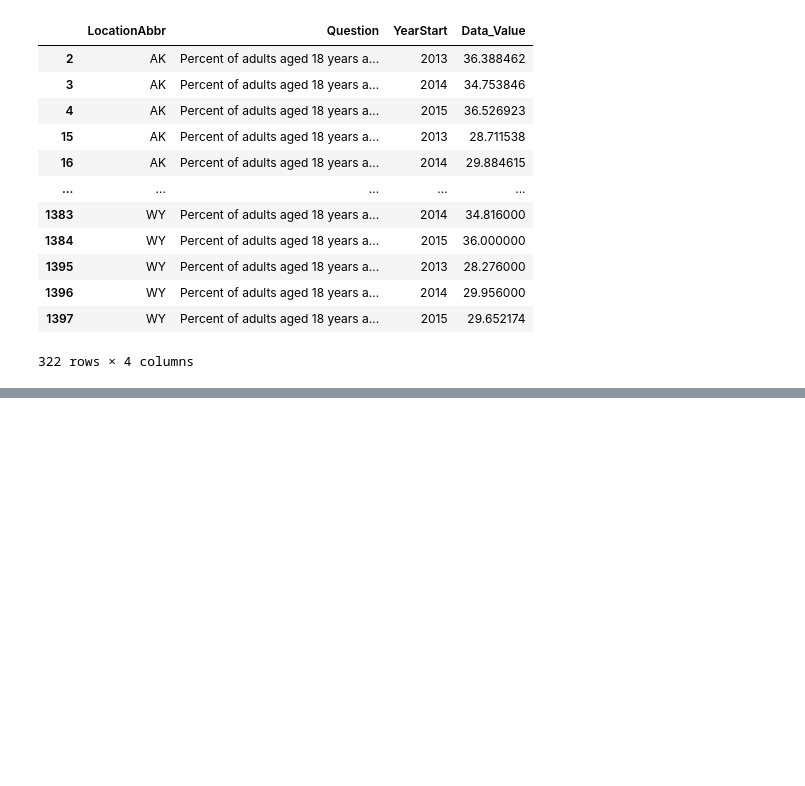
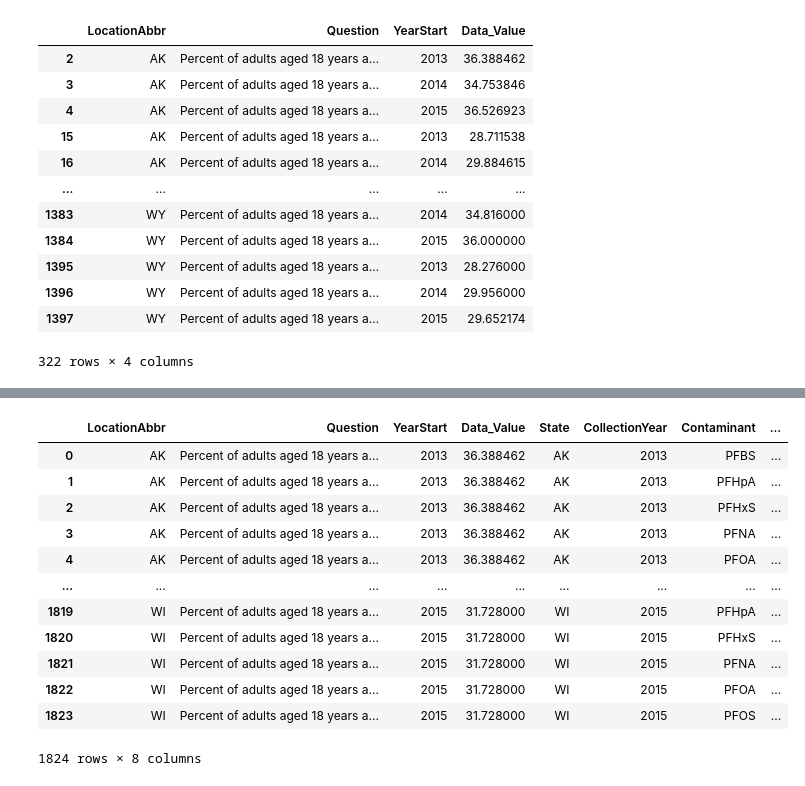
Before and after one commit to ijena/pfas_health_issues, a Jupyter notebook: PFAS_Health_Research/PFAS_Health_Obesity_dataset.ipynb, the cells around one changed output, grey strips where cells are left out. Cells and saved outputs as stored; diff of their text form; code cells hidden in the pictures; blank space fills up the shorter version.

Commit message:
Merged the BRFSS dataset and the UCMR-3 dataset for relevant years based on state and collection year

```diff
--- a/PFAS_Health_Research/PFAS_Health_Obesity_dataset.ipynb
+++ b/PFAS_Health_Research/PFAS_Health_Obesity_dataset.ipynb
@@ -247,0 +264,20 @@ ucmr_3_brfss_preprocessed_obesity_and_overweight_data.to_csv(r'C:\Users\idhan\Do
+# %%
+#merging the BRFSS weight dataset and the UCMR 3 dataset for the relevant years based on the state and collection year
+#using inner merge to
+ucmr_3_merged_brfss_preprocessed_obesity_and_overwight_data = pd.merge(ucmr_3_brfss_preprocessed_obesity_and_overweight_data,ucmr_3_preprocessed_dataset,left_on =['LocationAbbr','YearStart'], right_on =['State','CollectionYear'],how='inner')
+# %%
+ucmr_3_merged_brfss_preprocessed_obesity_and_overwight_data
+# %% [output]
+|  | LocationAbbr | Question | YearStart | Data_Value | State | CollectionYear | Contaminant | ... |
+| 0 | AK | Percent of adults aged 18 years a... | 2013 | 36.388462 | AK | 2013 | PFBS | ... |
+| 1 | AK | Percent of adults aged 18 years a... | 2013 | 36.388462 | AK | 2013 | PFHpA | ... |
+| 2 | AK | Percent of adults aged 18 years a... | 2013 | 36.388462 | AK | 2013 | PFHxS | ... |
+| 3 | AK | Percent of adults aged 18 years a... | 2013 | 36.388462 | AK | 2013 | PFNA | ... |
+| 4 | AK | Percent of adults aged 18 years a... | 2013 | 36.388462 | AK | 2013 | PFOA | ... |
+| ... | ... | ... | ... | ... | ... | ... | ... | ... |
+| 1819 | WI | Percent of adults aged 18 years a... | 2015 | 31.728000 | WI | 2015 | PFHpA | ... |
+| 1820 | WI | Percent of adults aged 18 years a... | 2015 | 31.728000 | WI | 2015 | PFHxS | ... |
+| 1821 | WI | Percent of adults aged 18 years a... | 2015 | 31.728000 | WI | 2015 | PFNA | ... |
+| 1822 | WI | Percent of adults aged 18 years a... | 2015 | 31.728000 | WI | 2015 | PFOA | ... |
+| 1823 | WI | Percent of adults aged 18 years a... | 2015 | 31.728000 | WI | 2015 | PFOS | ... |
+1824 rows × 8 columns
```
Also changed, not shown: parts of 1 cell of this notebook.
